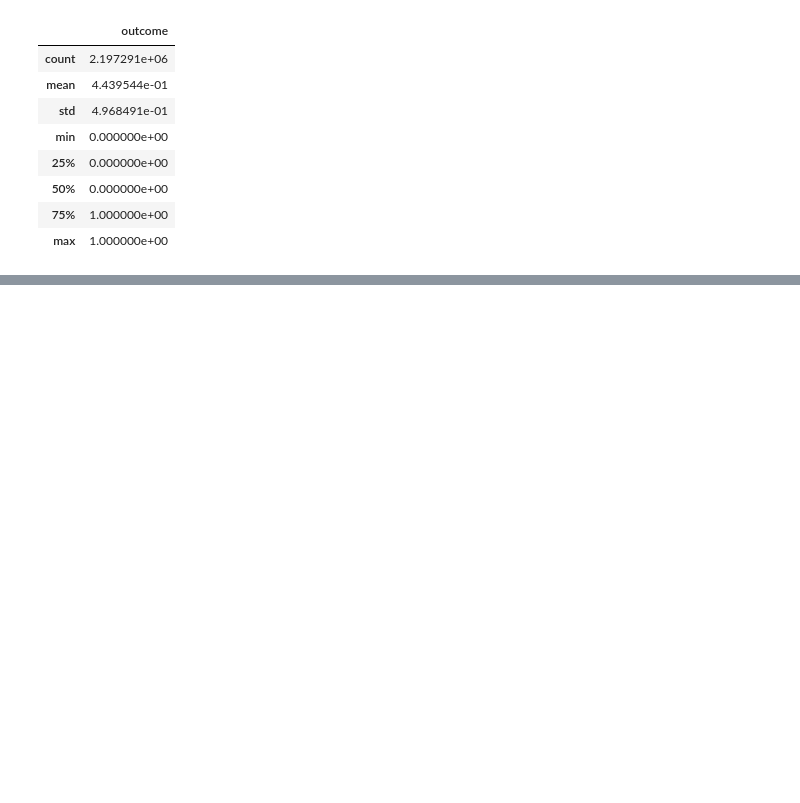
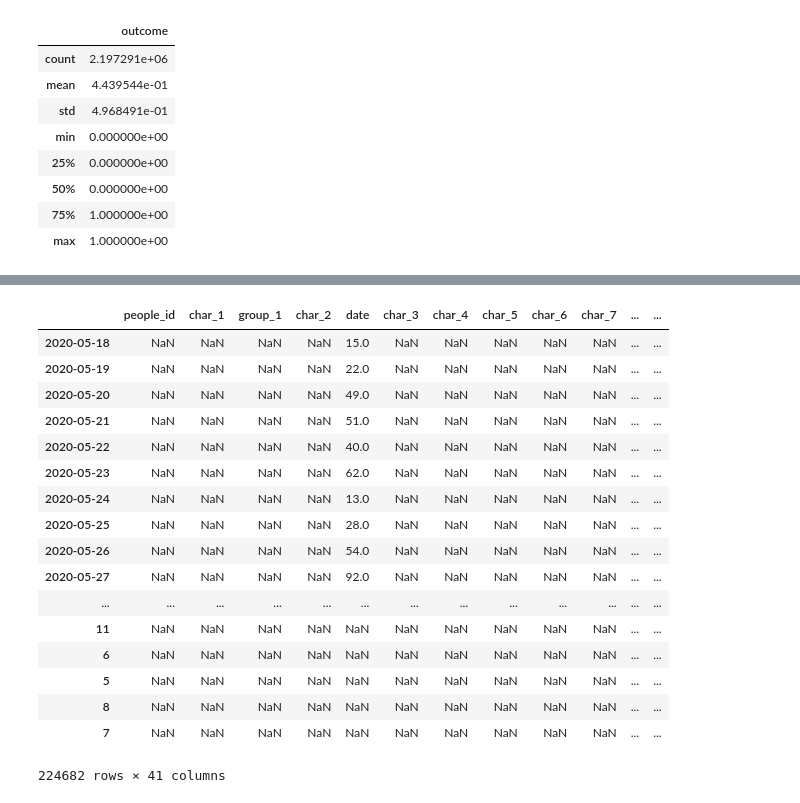
Before and after one commit to eleijonmarck/redhat-kaggle, a Jupyter notebook: notebooks/pythonplaybook.ipynb, the cells around one changed output, grey strips where cells are left out. Saved outputs shown, nothing was run; the diff lists cells and outputs as text; code cells hidden in the pictures; blank space fills up the shorter version.

```diff
--- a/notebooks/pythonplaybook.ipynb
+++ b/notebooks/pythonplaybook.ipynb
@@ -73,0 +157,21 @@ df_act_train.
+# %%
+df_people.apply(pd.Series.value_counts)
+# %% [output]
+|  | people_id | char_1 | group_1 | char_2 | date | char_3 | char_4 | char_5 | char_6 | char_7 | ... | ... |
+| 2020-05-18 | NaN | NaN | NaN | NaN | 15.0 | NaN | NaN | NaN | NaN | NaN | ... | ... |
+| 2020-05-19 | NaN | NaN | NaN | NaN | 22.0 | NaN | NaN | NaN | NaN | NaN | ... | ... |
+| 2020-05-20 | NaN | NaN | NaN | NaN | 49.0 | NaN | NaN | NaN | NaN | NaN | ... | ... |
+| 2020-05-21 | NaN | NaN | NaN | NaN | 51.0 | NaN | NaN | NaN | NaN | NaN | ... | ... |
+| 2020-05-22 | NaN | NaN | NaN | NaN | 40.0 | NaN | NaN | NaN | NaN | NaN | ... | ... |
+| 2020-05-23 | NaN | NaN | NaN | NaN | 62.0 | NaN | NaN | NaN | NaN | NaN | ... | ... |
+| 2020-05-24 | NaN | NaN | NaN | NaN | 13.0 | NaN | NaN | NaN | NaN | NaN | ... | ... |
+| 2020-05-25 | NaN | NaN | NaN | NaN | 28.0 | NaN | NaN | NaN | NaN | NaN | ... | ... |
+| 2020-05-26 | NaN | NaN | NaN | NaN | 54.0 | NaN | NaN | NaN | NaN | NaN | ... | ... |
+| 2020-05-27 | NaN | NaN | NaN | NaN | 92.0 | NaN | NaN | NaN | NaN | NaN | ... | ... |
+| ... | ... | ... | ... | ... | ... | ... | ... | ... | ... | ... | ... | ... |
+| 11 | NaN | NaN | NaN | NaN | NaN | NaN | NaN | NaN | NaN | NaN | ... | ... |
+| 6 | NaN | NaN | NaN | NaN | NaN | NaN | NaN | NaN | NaN | NaN | ... | ... |
+| 5 | NaN | NaN | NaN | NaN | NaN | NaN | NaN | NaN | NaN | NaN | ... | ... |
+| 8 | NaN | NaN | NaN | NaN | NaN | NaN | NaN | NaN | NaN | NaN | ... | ... |
+| 7 | NaN | NaN | NaN | NaN | NaN | NaN | NaN | NaN | NaN | NaN | ... | ... |
+224682 rows × 41 columns
```
Also changed, not shown: parts of 12 cells of this notebook.
